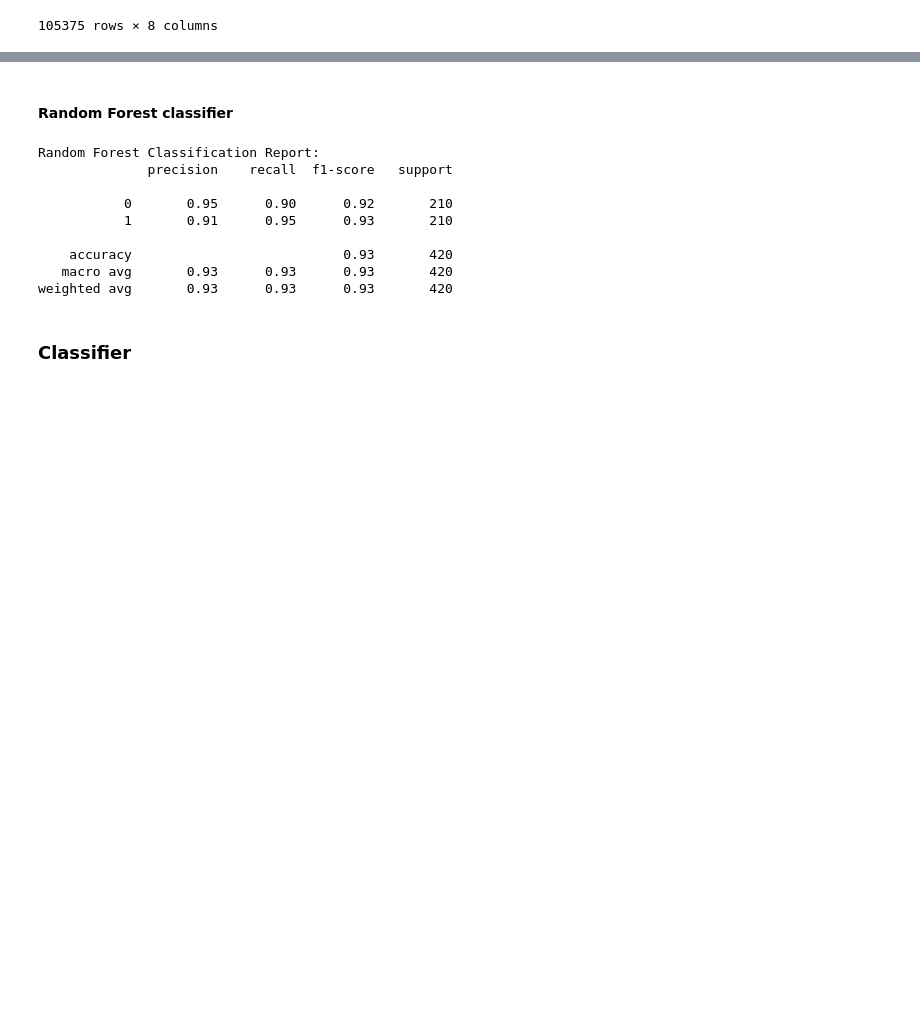
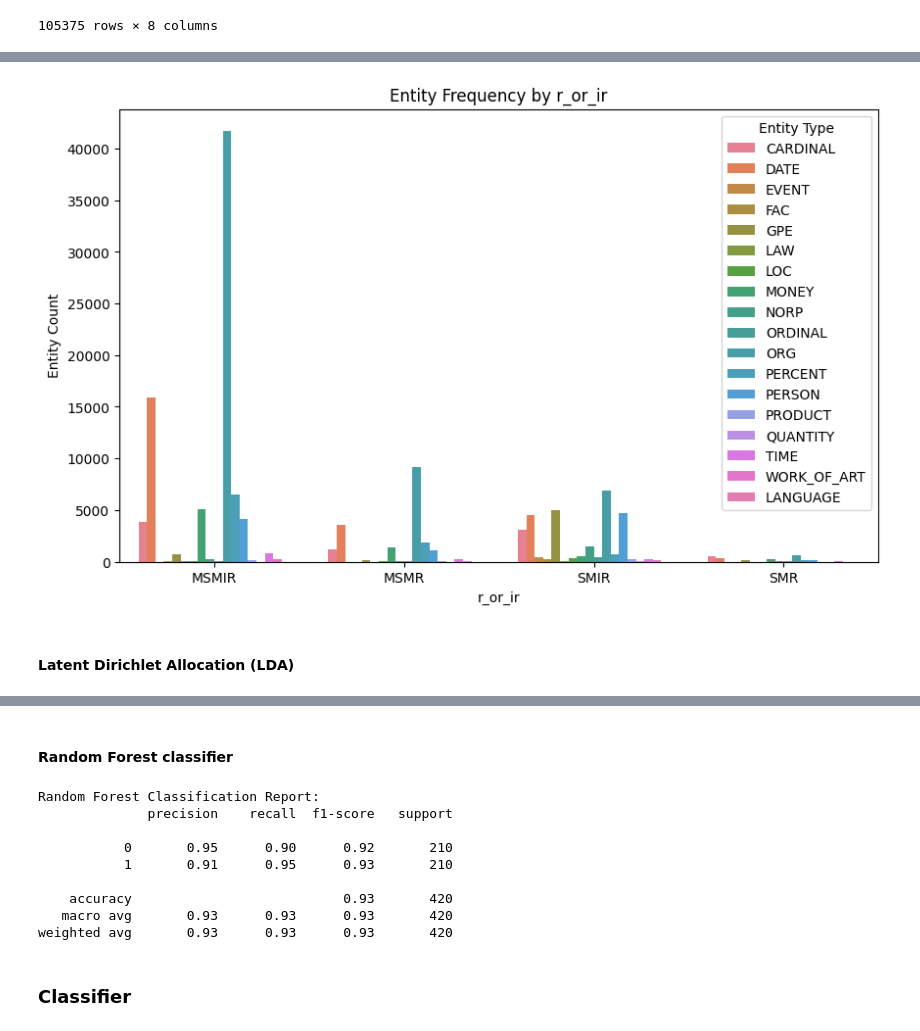
Before and after one commit to ianwangeeen/newsTrainer, a Jupyter notebook: newsTrainer.ipynb, the cells around one changed output, grey strips where cells are left out. Drawn from its saved outputs; the diff is of its cells as text; code cells hidden in the pictures; blank space fills up the shorter version.

```diff
--- a/newsTrainer.ipynb
+++ b/newsTrainer.ipynb
@@ -109,0 +157,16 @@ print(counts)
+# %%
+# Define the mapping of categories to integers
+encoding_map = {
+    "MSMR": 0,
+    "MSMIR": 1,
+    "SMR": 2,
+    "SMIR": 3
+}
+
+# Create the r_or_ir_encoded column using the map function
+balanced_df_24k['r_or_ir_encoded'] = balanced_df_24k['r_or_ir'].map(encoding_map)
+
+print(balanced_df_24k['r_or_ir'].value_counts())
+balanced_df_24k = balanced_df_24k.drop(columns=['description', 'title'])
+# Display the resulting DataFrame (optional)
+balanced_df_24k.head()
@@ -118,0 +222,7 @@ X_val, X_test, y_val, y_test = train_test_split(X_temp, y_temp, test_size=0.5,
+# %%
+import spacy
+nlp = spacy.load('en_core_web_sm')
+
+# Extract entities and their labels
+balanced_df_24k['entities'] = balanced_df_24k['content'].apply(lambda x: [ent.label_ for ent in nlp(x).ents])
+balanced_df_24k
@@ -118,0 +307,23 @@ X_val, X_test, y_val, y_test = train_test_split(X_temp, y_temp, test_size=0.5,
+# %%
+import matplotlib.pyplot as plt
+import seaborn as sns
+
+entity_counts = (
+    balanced_df_24k.explode('entities')
+    .groupby(['r_or_ir', 'entities'])
+    .size()
+    .reset_index(name='count')
+)
+
+# Bar plot
+plt.figure(figsize=(10, 6))
+sns.barplot(data=entity_counts, x='r_or_ir', y='count', hue='entities')
+plt.title('Entity Frequency by r_or_ir')
+plt.xlabel('r_or_ir')
+plt.ylabel('Entity Count')
+plt.legend(title='Entity Type')
+plt.show()
+# %% [output]
+[figure, added]
+# %% [markdown]
+#### Latent Dirichlet Allocation (LDA)
```
Also changed, not shown: parts of 70 cells of this notebook.
